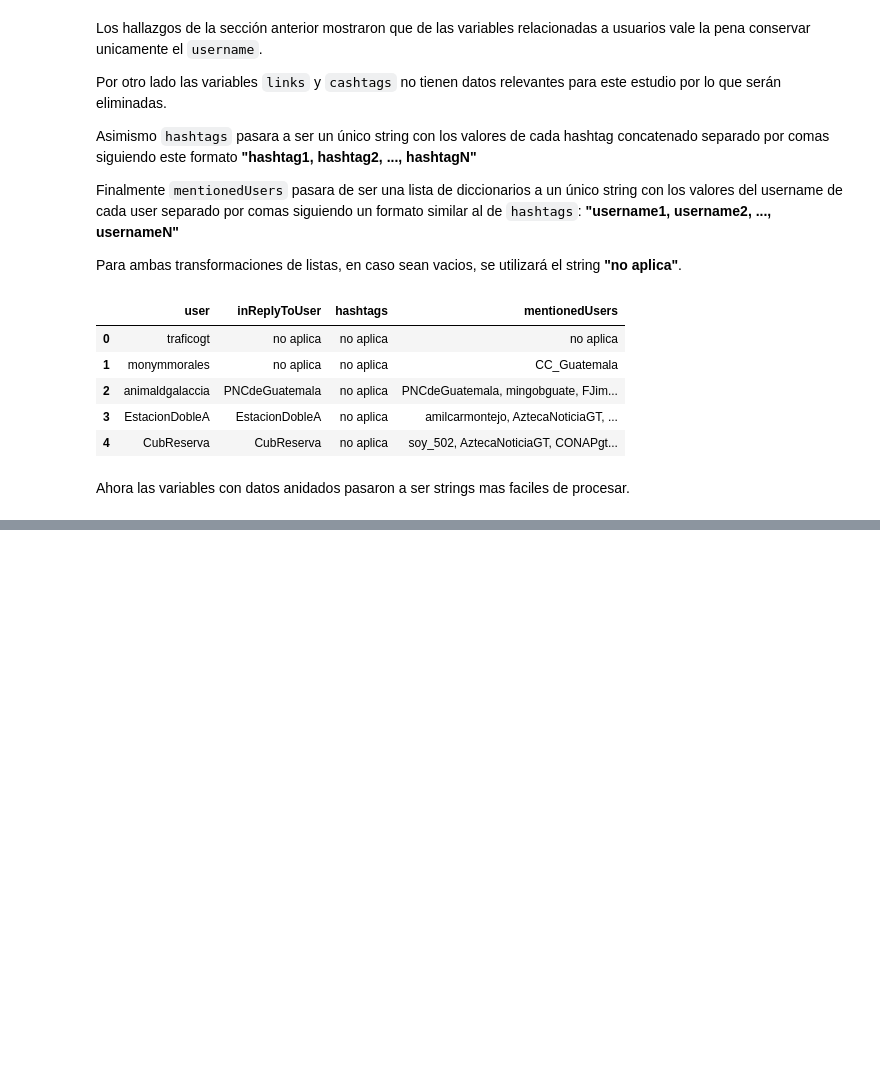
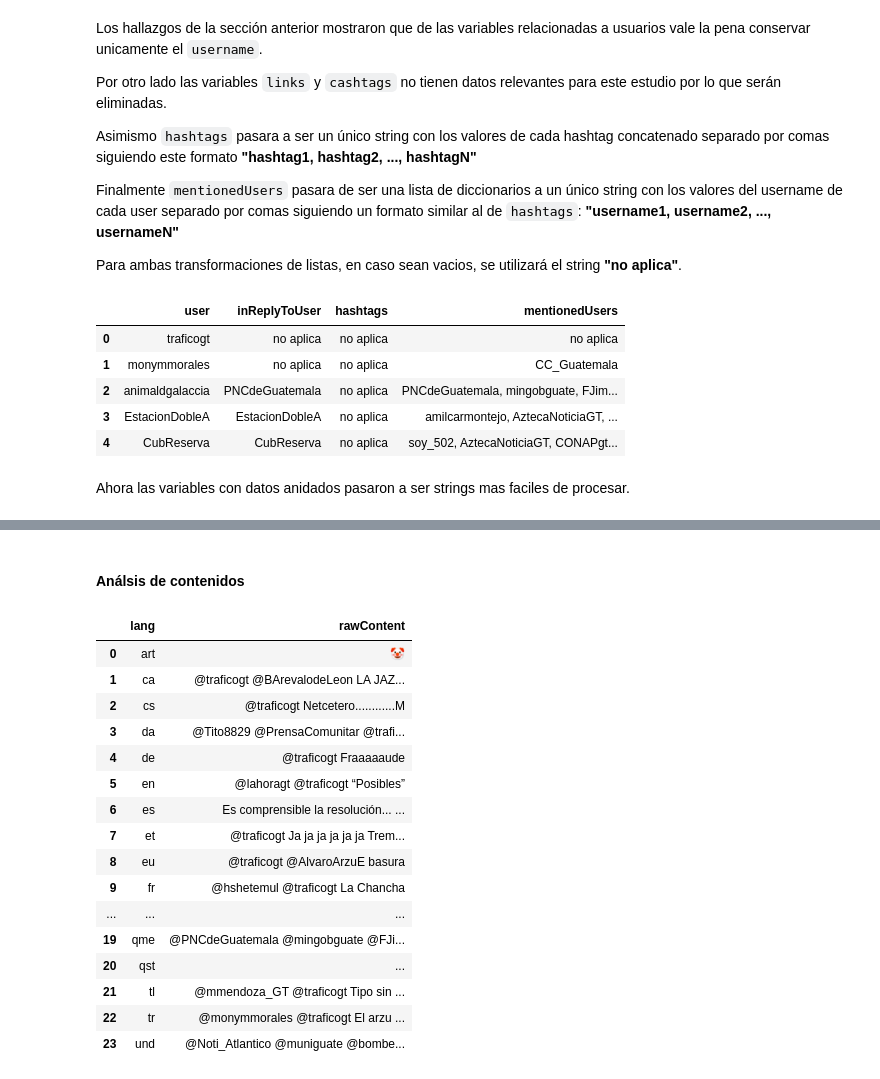
Before and after one commit to JPOrellana/Lab7-DataScience, a Jupyter notebook: Lab7.ipynb, the cells around one changed output, grey strips where cells are left out. Drawn from its saved outputs; the diff is of its cells as text; code cells hidden in the pictures; blank space fills up the shorter version.

Commit message:
Analisis de Idiomas

```diff
--- a/Lab7.ipynb
+++ b/Lab7.ipynb
@@ -102,0 +93,3 @@ traficogt_df.head()
+# %%
+pd.set_option('display.max_columns', None)
+traficogt_df.head()
@@ -495,0 +555,28 @@ Ahora las variables con datos anidados pasaron a ser strings mas faciles de proc
+# %% [markdown]
+#### Análsis de contenidos
+# %%
+# Obtener el primer tweet para cada idioma
+first_tweets_by_lang = traficogt_df.groupby('lang')[['lang','rawContent']].apply(lambda x: x.iloc[0]).reset_index(drop=True)
+
+# Mostrar los primeros tweets de cada idioma
+pd.set_option('display.max_colwidth', None)
+display(first_tweets_by_lang)
+pd.reset_option('display.max_colwidth')
+# %% [output]
+|  | lang | rawContent |
+| 0 | art | 🤡 |
+| 1 | ca | @traficogt @BArevalodeLeon LA JAZ... |
+| 2 | cs | @traficogt Netcetero............M |
+| 3 | da | @Tito8829 @PrensaComunitar @trafi... |
+| 4 | de | @traficogt Fraaaaaude |
+| 5 | en | @lahoragt @traficogt “Posibles” |
+| 6 | es | Es comprensible la resolución... ... |
+| 7 | et | @traficogt Ja ja ja ja ja ja Trem... |
+| 8 | eu | @traficogt @AlvaroArzuE basura |
+| 9 | fr | @hshetemul @traficogt La Chancha |
+| ... | ... | ... |
+| 19 | qme | @PNCdeGuatemala @mingobguate @FJi... |
+| 20 | qst | ... |
+| 21 | tl | @mmendoza_GT @traficogt Tipo sin ... |
+| 22 | tr | @monymmorales @traficogt El arzu ... |
+| 23 | und | @Noti_Atlantico @muniguate @bombe... |
```
Also changed, not shown: parts of 9 cells of this notebook.
